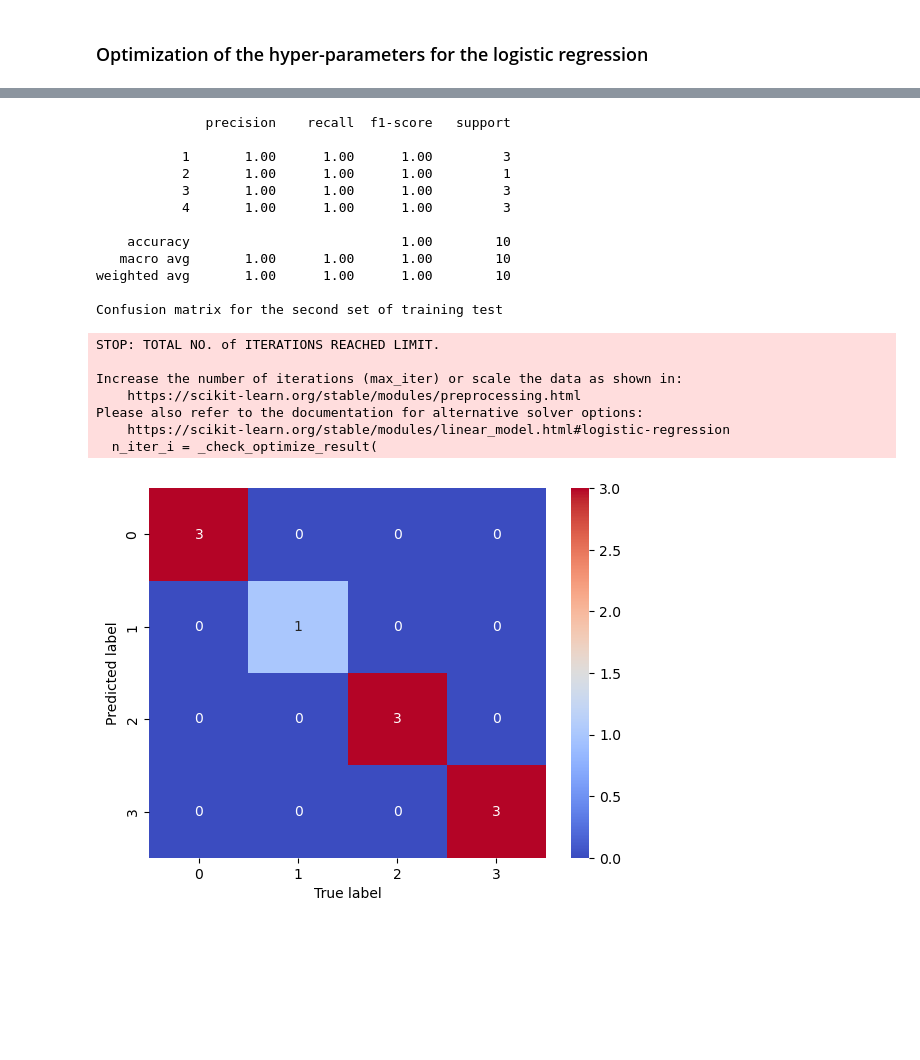
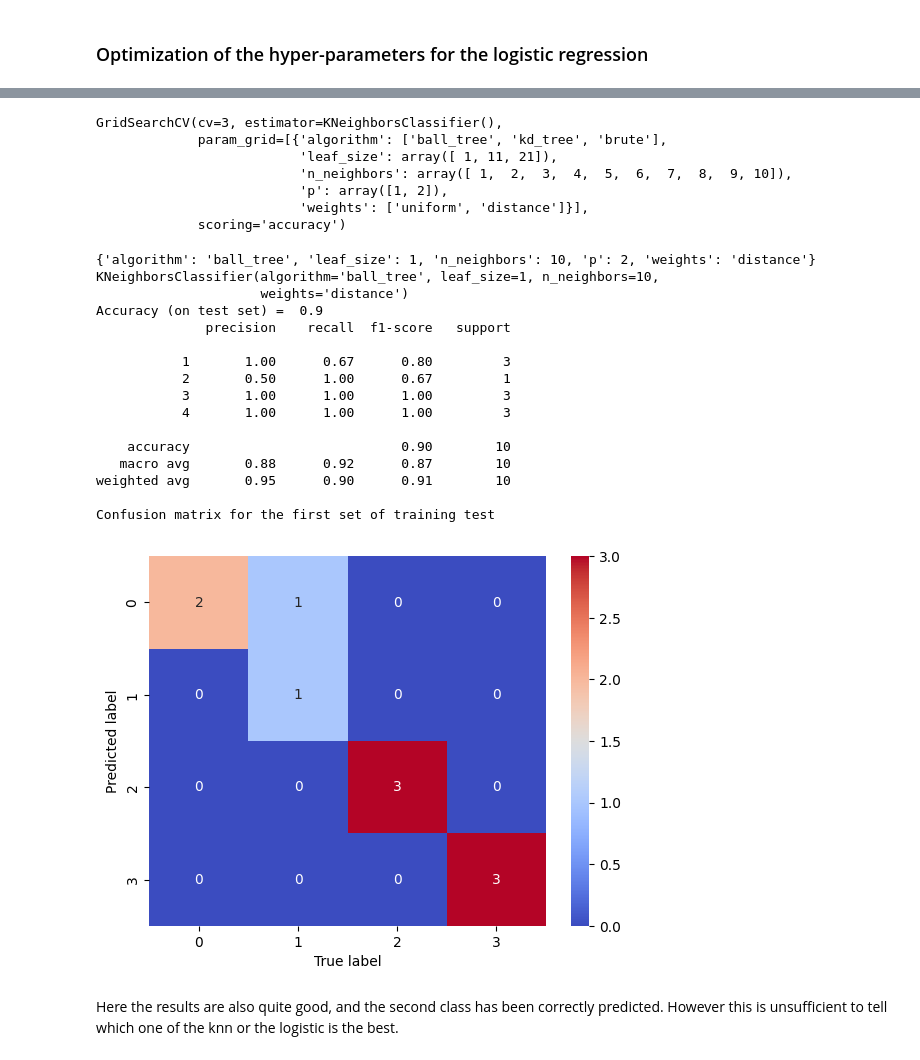
Before and after one commit to Hayvo/ap_miniproj, a Jupyter notebook: Gliome.ipynb, the cells around one changed output, grey strips where cells are left out. Saved outputs shown, nothing was run; the diff lists cells and outputs as text; code cells hidden in the pictures; blank space fills up the shorter version.

```diff
--- a/Gliome.ipynb
+++ b/Gliome.ipynb
@@ -807,41 +628,70 @@ Confusion matrix for the first set of training test
+# %%
+from sklearn.neighbors import KNeighborsClassifier
+
+stsc = StandardScaler()
+X_std_train_1 = stsc.fit_transform(X_train_1)
+
+knn = KNeighborsClassifier()
+
+param_grid = [
+  {'n_neighbors': np.arange(1,11),
+   'weights': ['uniform','distance'],
+   'algorithm': ['ball_tree','kd_tree','brute'],
+   'leaf_size': np.arange(1,31,10),
+   'p': np.arange(1,3)}
+ ]
+
+# Cross-validation grid-search (for finding best possible accuracy)
+grid_search = GridSearchCV( knn,
+                   param_grid, cv=3, scoring='accuracy')
+
+grid_search.fit(X_std_train_1,y_train_1)
+# %% [output]
+GridSearchCV(cv=3, estimator=KNeighborsClassifier(),
+             param_grid=[{'algorithm': ['ball_tree', 'kd_tree', 'brute'],
+                          'leaf_size': array([ 1, 11, 21]),
+                          'n_neighbors': array([ 1,  2,  3,  4,  5,  6,  7,  8,  9, 10]),
+                          'p': array([1, 2]),
+                          'weights': ['uniform', 'distance']}],
+             scoring='accuracy')
 # %%
-lreg = LogisticRegression(penalty=penalty, C=C, max_iter=200)
-pip = Pipeline([('scaler', StandardScaler()), ('lreg', lreg)])
+best_clf = grid_search.best_estimator_
+best_params = grid_search.best_params_
+print(best_params)
+best_clf = best_clf.fit(X_train_2, y_train_2)
 
-pip.fit(X_train_2,y_train_2)
-preds1 = pip.predict(X_test_2)
-
-#Evaluation of the classifier
-report = metrics.classification_report(y_true=y_test_2, y_pred=preds2)
-print(report)
-
-print(f"Confusion matrix for the second set of training test")
-cm = metrics.confusion_matrix(y_true=y_test_2, y_pred=preds2)
+# Evaluate accuracy on test data
+print(best_clf)
+score = best_clf.score(X_test_2, y_test_2)
+print("Accuracy (on test set) = ", score)
+y_true, y_pred = y_test_2,best_clf.predict(X_test_2)
+print( classification_report(y_true, y_pred) )
+print(f"Confusion matrix for the first set of training test")
+cm = metrics.confusion_matrix(y_true=y_test_2, y_pred=y_pred)
 ax = sns.heatmap(cm, cmap='coolwarm', annot=cm)
 ax.set_xlabel('True label')
 ax.set_ylabel('Predicted label')
 plt.show()
 # %% [output]
+{'algorithm': 'ball_tree', 'leaf_size': 1, 'n_neighbors': 10, 'p': 2, 'weights': 'distance'}
+KNeighborsClassifier(algorithm='ball_tree', leaf_size=1, n_neighbors=10,
+                     weights='distance')
+Accuracy (on test set) =  0.9
               precision    recall  f1-score   support
 
-           1       1.00      1.00      1.00         3
-           2       1.00      1.00      1.00         1
+           1       1.00      0.67      0.80         3
+           2       0.50      1.00      0.67         1
            3       1.00      1.00      1.00         3
            4       1.00      1.00      1.00         3
 
-    accuracy                           1.00        10
-   macro avg       1.00      1.00      1.00        10
-weighted avg       1.00      1.00      1.00        10
+    accuracy                           0.90        10
+   macro avg       0.88      0.92      0.87        10
+weighted avg       0.95      0.90      0.91        10
 
-Confusion matrix for the second set of training test
+Confusion matrix for the first set of training test
-STOP: TOTAL NO. of ITERATIONS REACHED LIMIT.
-
-Increase the number of iterations (max_iter) or scale the data as shown in:
-    https://scikit-learn.org/stable/modules/preprocessing.html
-Please also refer to the documentation for alternative solver options:
-    https://scikit-learn.org/stable/modules/linear_model.html#logistic-regression
-  n_iter_i = _check_optimize_result(
-[figure, old version]
+[figure, new version]
+# %% [markdown]
+Here the results are also quite good, and the second class has been correctly predicted. However this is unsufficient to tell which one of the knn or the logistic is the best.
 # %% [markdown]
 # __Conclusion__
 
```
Also changed, not shown: parts of 35 cells of this notebook.
